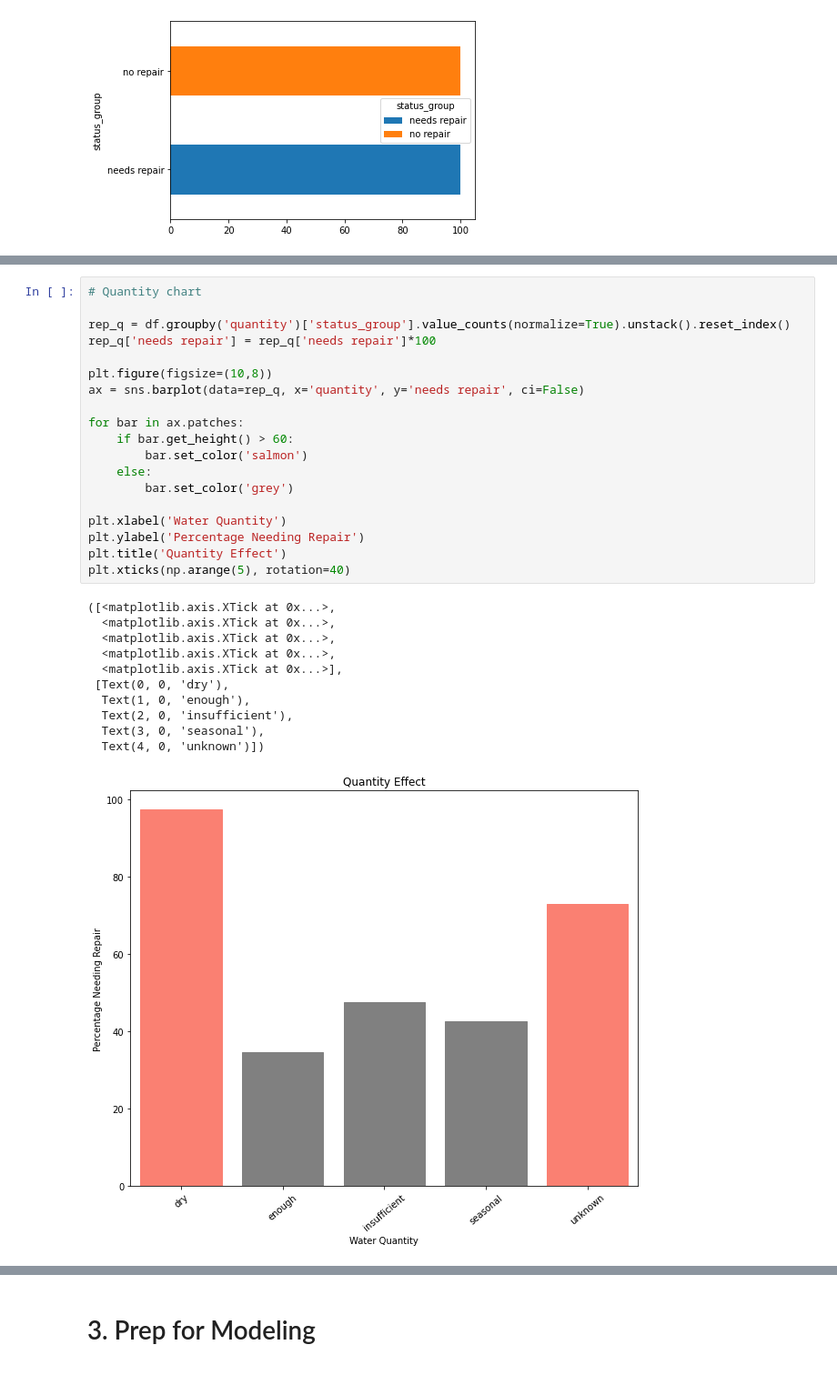
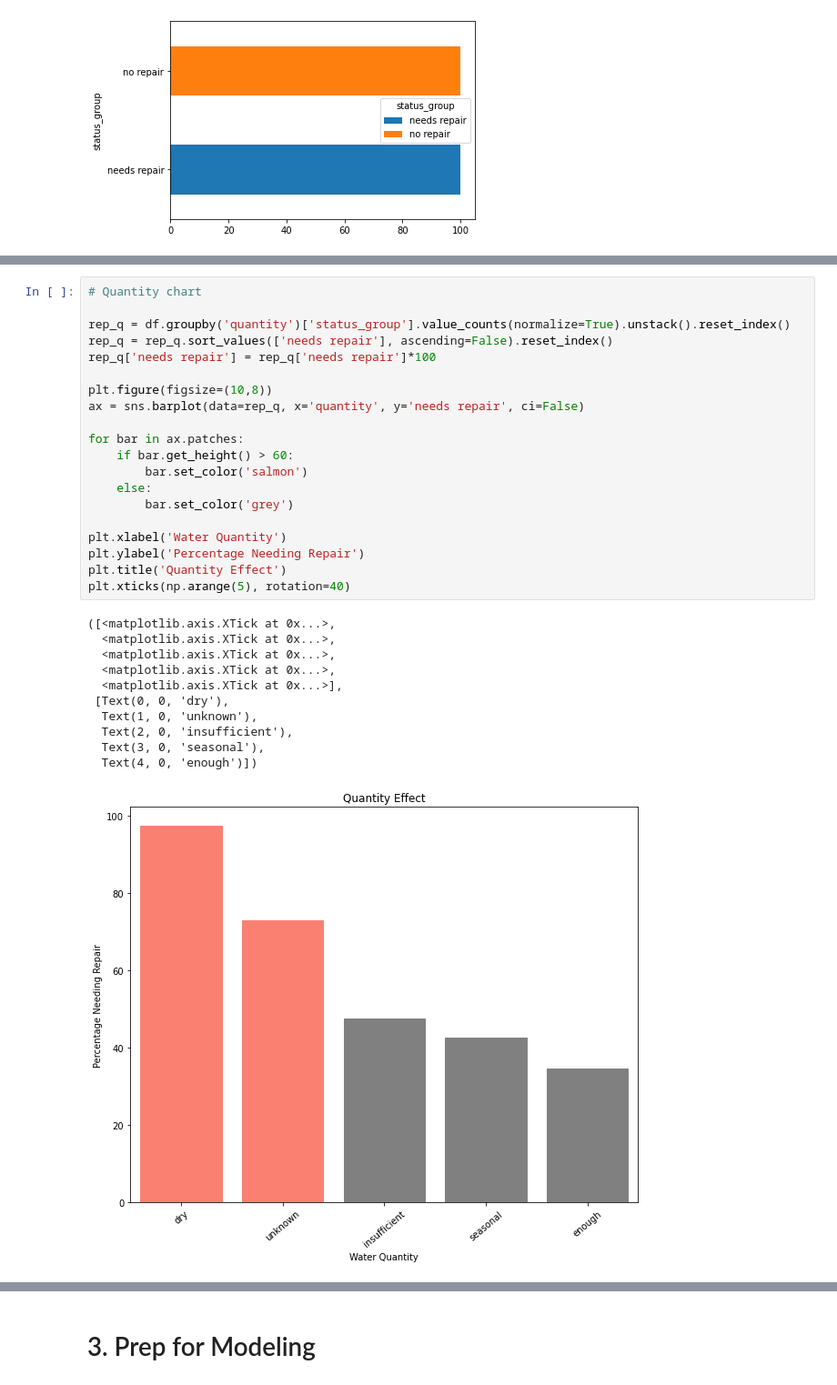
Before and after one commit to saifword/Tanz_well_predict, a Jupyter notebook: tanz_well.ipynb, the cells around one changed output, grey strips where cells are left out. Shown at 91% size. Cells and saved outputs as stored; diff of their text form.

```diff
--- a/tanz_well.ipynb
+++ b/tanz_well.ipynb
@@ -510,34 +519,35 @@ rep_q = df.groupby('quantity')['status_group'].value_counts(normalize=True).unst
 # %%
 # Quantity chart
 
 rep_q = df.groupby('quantity')['status_group'].value_counts(normalize=True).unstack().reset_index()
+rep_q = rep_q.sort_values(['needs repair'], ascending=False).reset_index()
 rep_q['needs repair'] = rep_q['needs repair']*100
 
 plt.figure(figsize=(10,8))
 ax = sns.barplot(data=rep_q, x='quantity', y='needs repair', ci=False)
 
 for bar in ax.patches:
     if bar.get_height() > 60:
         bar.set_color('salmon')
     else:
         bar.set_color('grey')
 
 plt.xlabel('Water Quantity')
 plt.ylabel('Percentage Needing Repair')
 plt.title('Quantity Effect')
 plt.xticks(np.arange(5), rotation=40)
 # %% [output]
 ([<matplotlib.axis.XTick at 0x...>,
   <matplotlib.axis.XTick at 0x...>,
   <matplotlib.axis.XTick at 0x...>,
   <matplotlib.axis.XTick at 0x...>,
   <matplotlib.axis.XTick at 0x...>],
  [Text(0, 0, 'dry'),
-  Text(1, 0, 'enough'),
+  Text(1, 0, 'unknown'),
   Text(2, 0, 'insufficient'),
   Text(3, 0, 'seasonal'),
-  Text(4, 0, 'unknown')])
+  Text(4, 0, 'enough')])
-[figure, old version]
+[figure, new version]
 # %%
 # Payment chart
 
```
Also changed, not shown: parts of 41 cells of this notebook, 3 other files.
